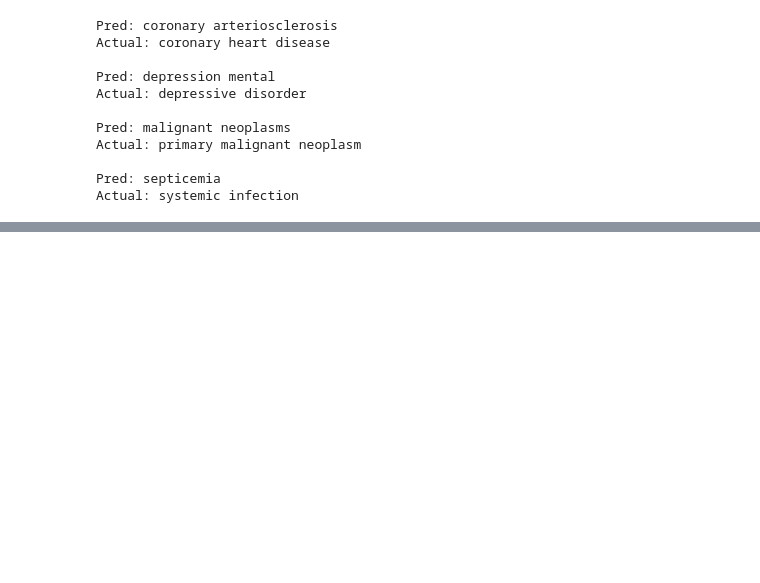
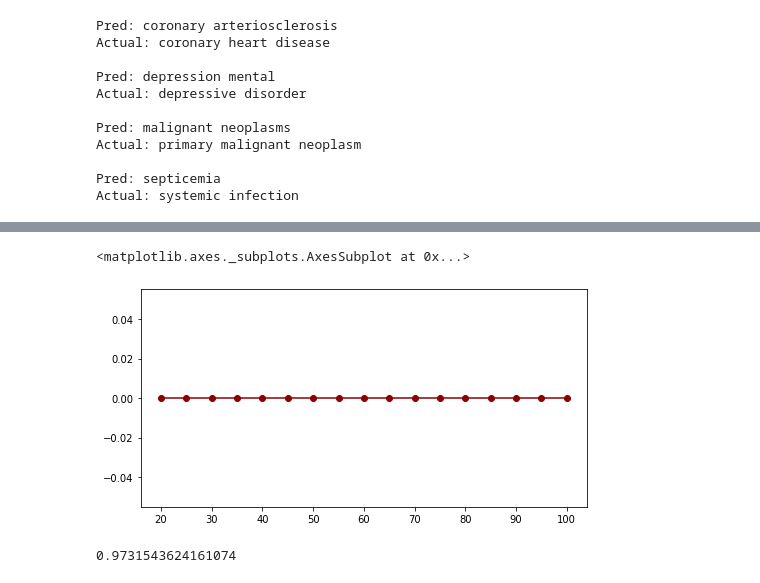
Before and after one commit to nagasai17/Tarp-project, a Jupyter notebook: Disease_Prediction_from_Symptoms_checkpoint123.ipynb, the cells around one changed output, grey strips where cells are left out. Drawn from its saved outputs; the diff is of its cells as text; code cells hidden in the pictures; blank space fills up the shorter version.

```diff
--- a/Disease_Prediction_from_Symptoms_checkpoint123.ipynb
+++ b/Disease_Prediction_from_Symptoms_checkpoint123.ipynb
@@ -385,0 +418,28 @@ Actual: systemic infection
+# %%
+from sklearn.ensemble import RandomForestClassifier
+
+results = []
+n_estimaor_options = [20,25,30,35,40,45,50,55,60,65,70,75,80,85,90,95,100]
+for trees in n_estimaor_options:
+    model = RandomForestClassifier(trees,  random_state=101)
+    model.fit(X_train, y_train)
+    y_pred12 = model.predict(X_test)
+    accuracy = np.mean(y_test==y_pred12)
+    results.append(accuracy)
+
+plt.figure(figsize=(8,4))
+pd.Series(results, n_estimaor_options).plot(color="darkred",marker="o")
+# %% [output]
+<matplotlib.axes._subplots.AxesSubplot at 0x...>
+[figure, added]
+# %%
+rand=RandomForestClassifier(n_estimators=20)
+
+#Train the model using the training sets y_pred=clf.predict(X_test)
+rand.fit(X,y)
+rand.score(X,y)
+
+# y_predwithrand=rand.predict(X_test)
+# y_predwithrand
+# %% [output]
+0.9731543624161074
```
Also changed, not shown: parts of 11 cells of this notebook.
